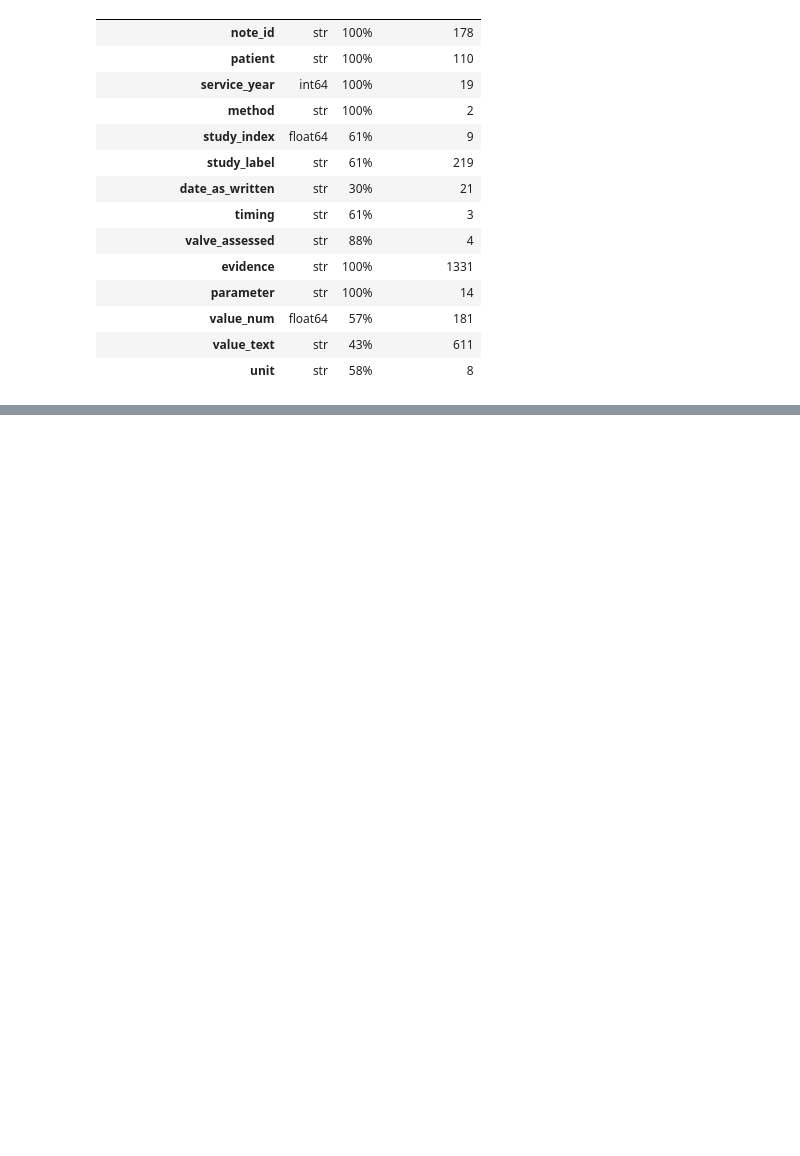
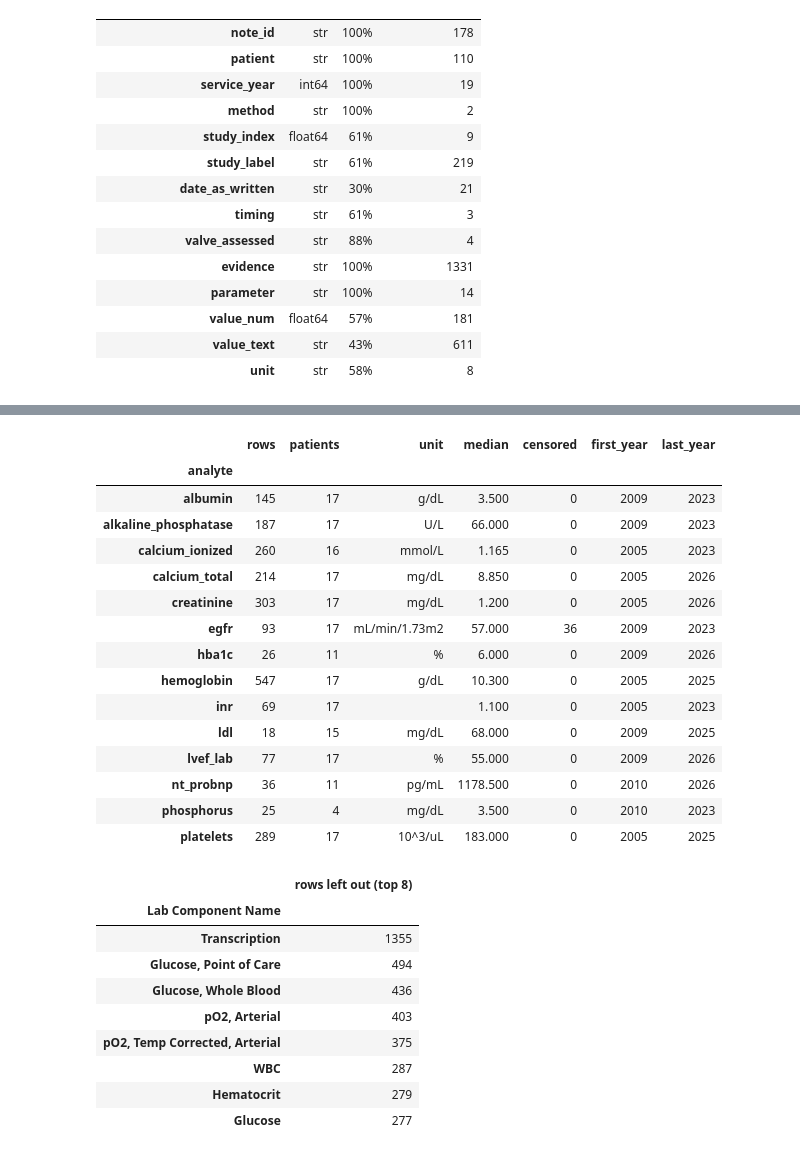
Before and after one commit to nickKyr/dyania-hackathon-avr-durability, a Jupyter notebook: notebooks/02_preprocessing.ipynb, the cells around one changed output, grey strips where cells are left out. Saved outputs shown, nothing was run; the diff lists cells and outputs as text; code cells hidden in the pictures; blank space fills up the shorter version.

```diff
--- a/notebooks/02_preprocessing.ipynb
+++ b/notebooks/02_preprocessing.ipynb
@@ -353,0 +197,10 @@ def coverage_report(landmark, conflicts):
+# %%
+import importlib
+from pipeline import prep
+importlib.reload(prep)
+
+OUT = ROOT / "data" / "processed"
+OUT.mkdir(exist_ok=True)
+ADJUDICATION_CSV = ROOT / "data" / "event_adjudication.csv"
+CONFIG = dict(prep.CONFIG)
+pd.Series(CONFIG, name="value").to_frame()
@@ -353,0 +268,35 @@ def coverage_report(landmark, conflicts):
+# %%
+lab_clean, lab_other = prep.clean_labs(labs, CONFIG)
+units = lab_clean.groupby("analyte").unit.nunique()
+assert units.eq(1).all()
+summary = lab_clean.groupby("analyte").agg(rows=("value", "size"), patients=("patient", "nunique"), unit=("unit", "first"),
+                                           median=("value", "median"), censored=("is_censored", "sum"), first_year=("year", "min"), last_year=("year", "max"))
+display(summary)
+lab_other["Lab Component Name"].value_counts().head(8).rename("rows left out (top 8)").to_frame()
+# %% [output]
+|  | rows | patients | unit | median | censored | first_year | last_year |
+| analyte |  |  |  |  |  |  |  |
+| albumin | 145 | 17 | g/dL | 3.500 | 0 | 2009 | 2023 |
+| alkaline_phosphatase | 187 | 17 | U/L | 66.000 | 0 | 2009 | 2023 |
+| calcium_ionized | 260 | 16 | mmol/L | 1.165 | 0 | 2005 | 2023 |
+| calcium_total | 214 | 17 | mg/dL | 8.850 | 0 | 2005 | 2026 |
+| creatinine | 303 | 17 | mg/dL | 1.200 | 0 | 2005 | 2026 |
+| egfr | 93 | 17 | mL/min/1.73m2 | 57.000 | 36 | 2009 | 2023 |
+| hba1c | 26 | 11 | % | 6.000 | 0 | 2009 | 2026 |
+| hemoglobin | 547 | 17 | g/dL | 10.300 | 0 | 2005 | 2025 |
+| inr | 69 | 17 |  | 1.100 | 0 | 2005 | 2023 |
+| ldl | 18 | 15 | mg/dL | 68.000 | 0 | 2009 | 2025 |
+| lvef_lab | 77 | 17 | % | 55.000 | 0 | 2009 | 2026 |
+| nt_probnp | 36 | 11 | pg/mL | 1178.500 | 0 | 2010 | 2026 |
+| phosphorus | 25 | 4 | mg/dL | 3.500 | 0 | 2010 | 2023 |
+| platelets | 289 | 17 | 10^3/uL | 183.000 | 0 | 2005 | 2025 |
+|  | rows left out (top 8) |
+| Lab Component Name |  |
+| Transcription | 1355 |
+| Glucose, Point of Care | 494 |
+| Glucose, Whole Blood | 436 |
+| pO2, Arterial | 403 |
+| pO2, Temp Corrected, Arterial | 375 |
+| WBC | 287 |
+| Hematocrit | 279 |
+| Glucose | 277 |
```
Also changed, not shown: parts of 46 cells of this notebook, 50 other files.
